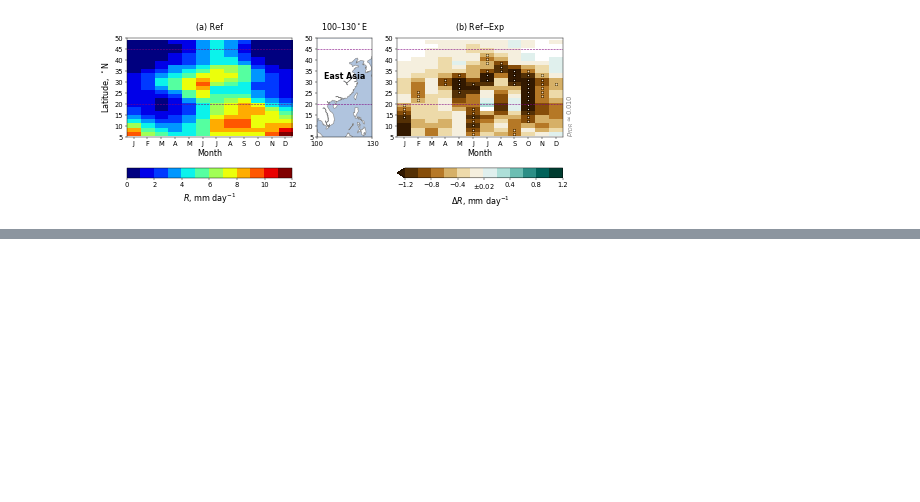
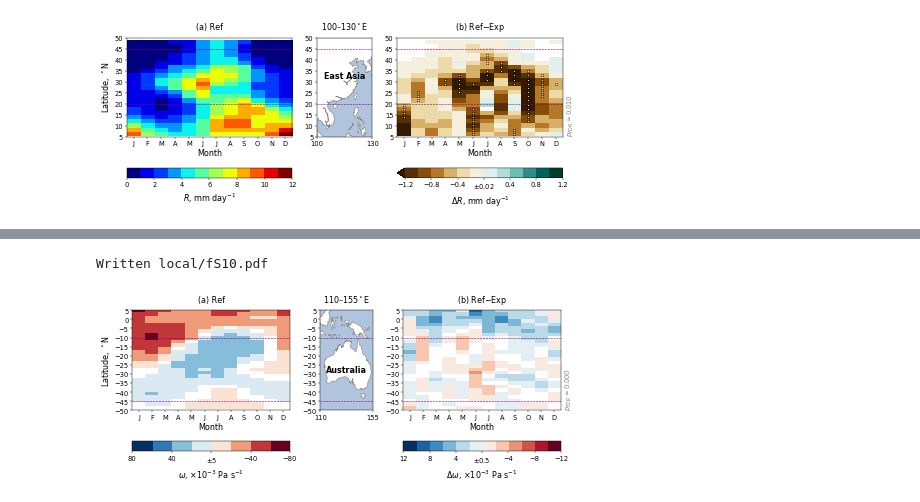
Before and after one commit to grandey/p17d-sulphur-eas-eqm, a Jupyter notebook: analysis_draft2018a/figures_draft2018a.ipynb, the cells around one changed output, grey strips where cells are left out. Drawn from its saved outputs; the diff is of its cells as text; code cells hidden in the pictures; blank space fills up the shorter version.

```diff
--- a/analysis_draft2018a/figures_draft2018a.ipynb
+++ b/analysis_draft2018a/figures_draft2018a.ipynb
@@ -938,4 +994,17 @@ Written local/fS07.pdf
 [figure]
+# %%
+# Mid-tropospheric vertical motion over Australia
+hovmuller_ref_diff(variable='OMEGA_ml19', f_or_b='b', region='Aus',
+                   ref_vlim=[80, -80], ref_whiteout='5',
+                   ref_cmap_name='RdBu', ref_nlev=8,
+                   diff_vlim=[12, -12], diff_whiteout='0.5',
+                   diff_cmap_name='RdBu', diff_nlev=12,
+                   ylim=[-50, 5],
+                   file_prefix='fS{:02}'.format(supp_figure_counter))
+supp_figure_counter += 1
+# %% [output]
+Written local/fS10.pdf
+[figure, added]
 # %%
 # Total precipitation rate over Sahel
 hovmuller_ref_diff(variable='PRECC+PRECL', f_or_b='b', region='Sah',
```
Also changed, not shown: parts of 10 cells of this notebook.
